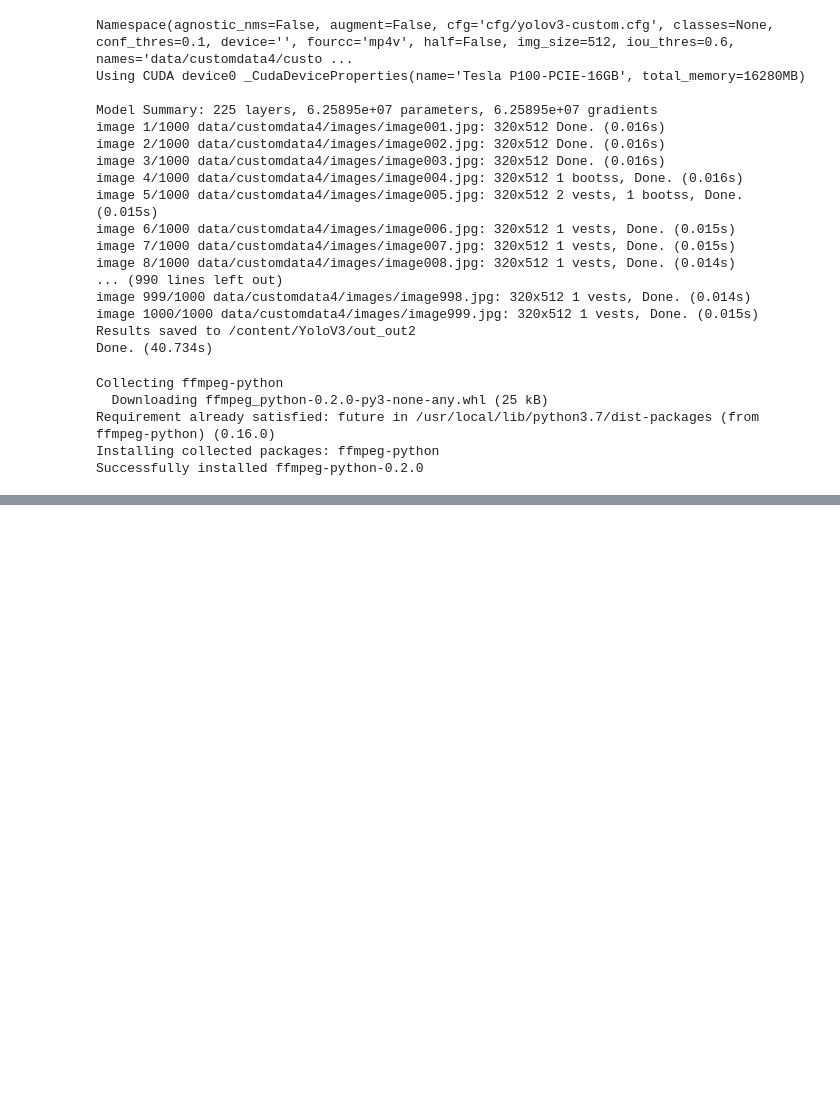
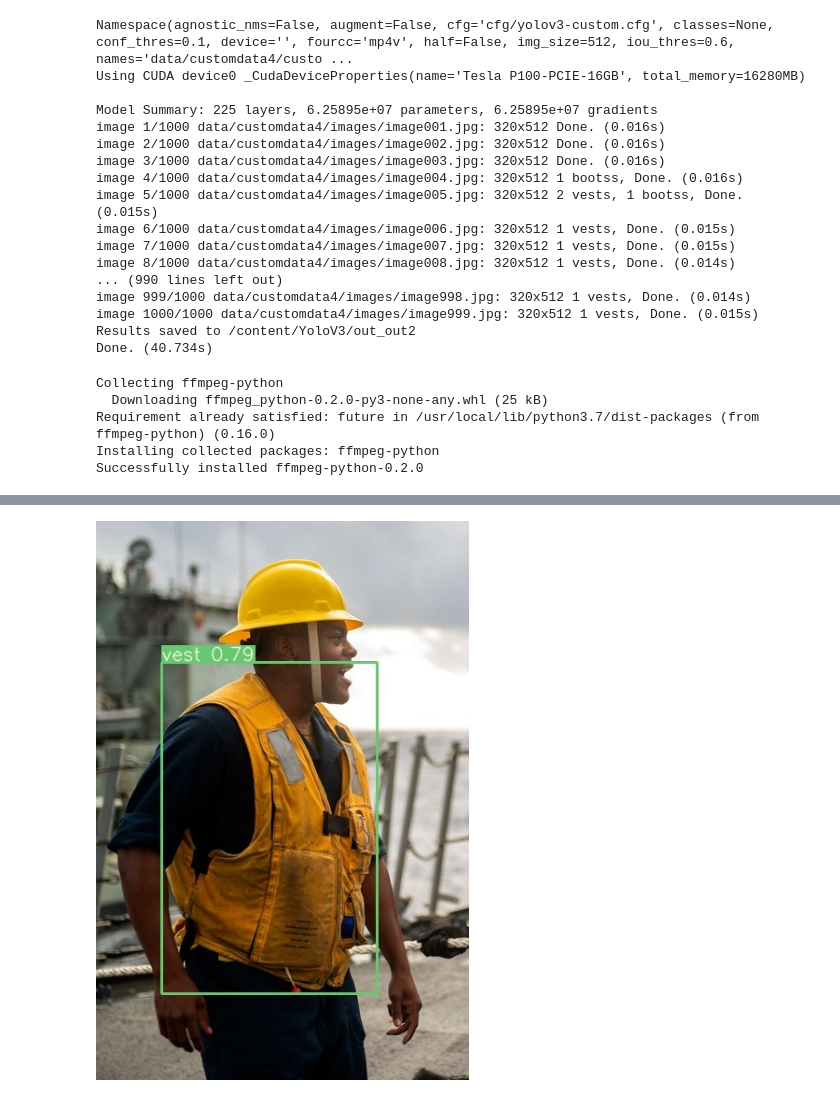
Before and after one commit to prathaban-sr/eva6, a Jupyter notebook: session11/YoloV3Sample.ipynb, the cells around one changed output, grey strips where cells are left out. Saved outputs shown, nothing was run; the diff lists cells and outputs as text; code cells hidden in the pictures; blank space fills up the shorter version.

```diff
--- a/session11/YoloV3Sample.ipynb
+++ b/session11/YoloV3Sample.ipynb
@@ -100,2 +102,4 @@ Image(filename='out_out/img003.jpg', width=600)
 # %%
-Image(filename='out_out/img020.jpg', width=600)
+Image(filename='out_out/rs_newimg_076.jpg', width=600)
+# %% [output]
+[figure, added]
```
Also changed, not shown: parts of 3 cells of this notebook.
